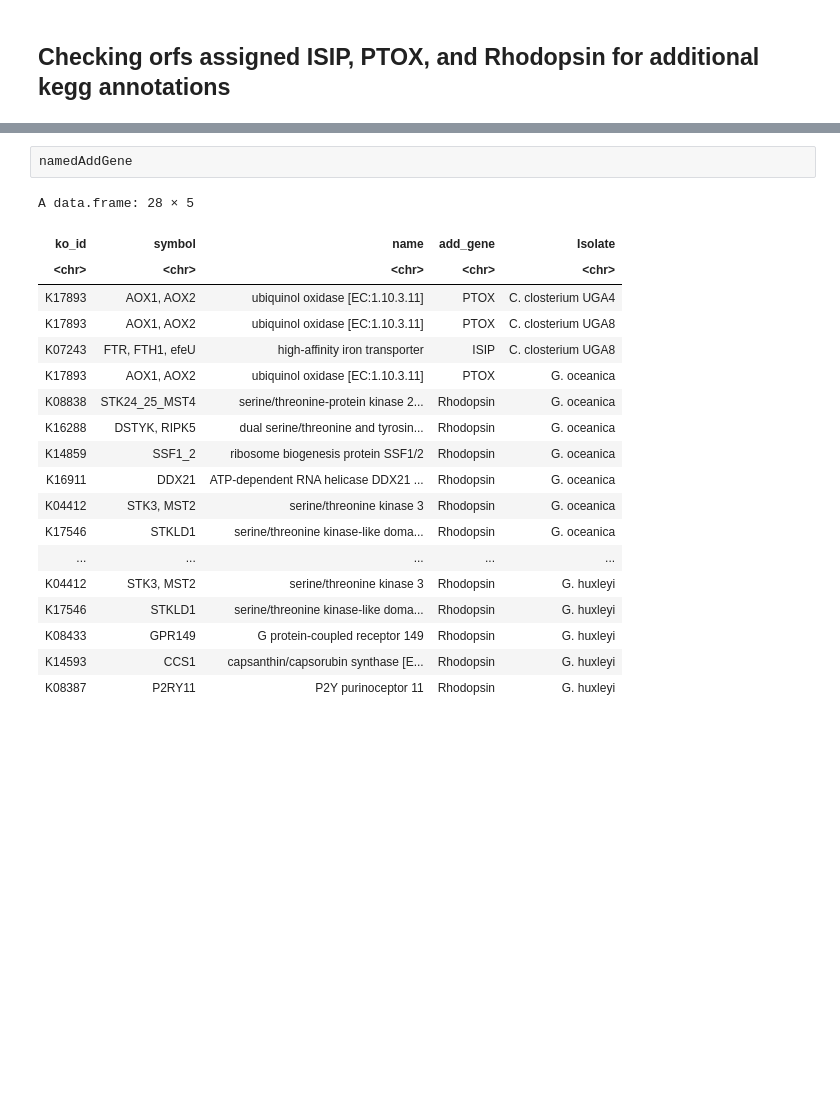
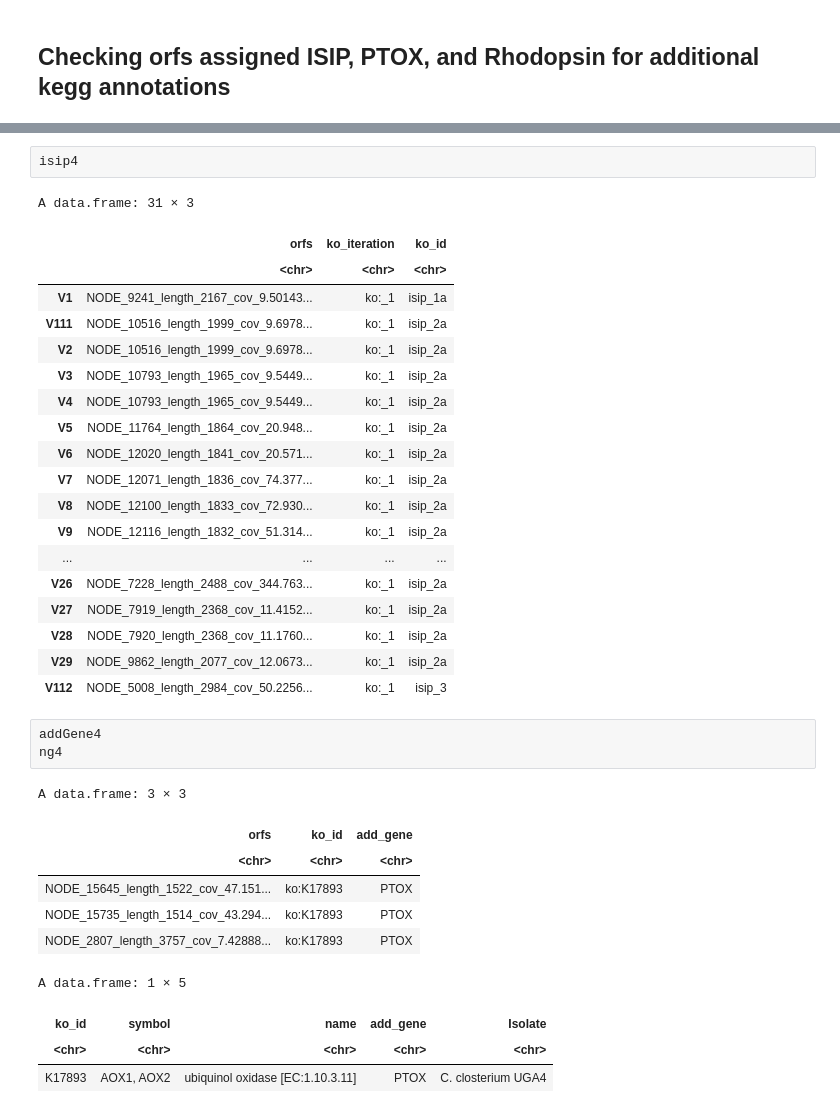
Before and after one commit to CohenLabUGA/SAB_isolates, a Jupyter notebook: jupyter_notebooks/Kegg_annotations.ipynb, the cells around one changed output, grey strips where cells are left out. Cells and saved outputs as stored; diff of their text form; blank space fills up the shorter version.

Commit message:
made tabels with counts of genes with manual annotation and ko annotation, working on htmp order

```diff
--- a/jupyter_notebooks/Kegg_annotations.ipynb
+++ b/jupyter_notebooks/Kegg_annotations.ipynb
@@ -772,22 +804,36 @@ A data.frame: 3 × 3
+# %%
+isip4
+# %% [output]
+A data.frame: 31 × 3
+|  | orfs | ko_iteration | ko_id |
+|  | <chr> | <chr> | <chr> |
+| V1 | NODE_9241_length_2167_cov_9.50143... | ko:_1 | isip_1a |
+| V111 | NODE_10516_length_1999_cov_9.6978... | ko:_1 | isip_2a |
+| V2 | NODE_10516_length_1999_cov_9.6978... | ko:_1 | isip_2a |
+| V3 | NODE_10793_length_1965_cov_9.5449... | ko:_1 | isip_2a |
+| V4 | NODE_10793_length_1965_cov_9.5449... | ko:_1 | isip_2a |
+| V5 | NODE_11764_length_1864_cov_20.948... | ko:_1 | isip_2a |
+| V6 | NODE_12020_length_1841_cov_20.571... | ko:_1 | isip_2a |
+| V7 | NODE_12071_length_1836_cov_74.377... | ko:_1 | isip_2a |
+| V8 | NODE_12100_length_1833_cov_72.930... | ko:_1 | isip_2a |
+| V9 | NODE_12116_length_1832_cov_51.314... | ko:_1 | isip_2a |
+| ... | ... | ... | ... |
+| V26 | NODE_7228_length_2488_cov_344.763... | ko:_1 | isip_2a |
+| V27 | NODE_7919_length_2368_cov_11.4152... | ko:_1 | isip_2a |
+| V28 | NODE_7920_length_2368_cov_11.1760... | ko:_1 | isip_2a |
+| V29 | NODE_9862_length_2077_cov_12.0673... | ko:_1 | isip_2a |
+| V112 | NODE_5008_length_2984_cov_50.2256... | ko:_1 | isip_3 |
 # %%
-namedAddGene
+addGene4
+ng4
 # %% [output]
-A data.frame: 28 × 5
+A data.frame: 3 × 3
-| ko_id | symbol | name | add_gene | Isolate |
-| <chr> | <chr> | <chr> | <chr> | <chr> |
-| K17893 | AOX1, AOX2 | ubiquinol oxidase [EC:1.10.3.11] | PTOX | C. closterium UGA4 |
-| K17893 | AOX1, AOX2 | ubiquinol oxidase [EC:1.10.3.11] | PTOX | C. closterium UGA8 |
-| K07243 | FTR, FTH1, efeU | high-affinity iron transporter | ISIP | C. closterium UGA8 |
-| K17893 | AOX1, AOX2 | ubiquinol oxidase [EC:1.10.3.11] | PTOX | G. oceanica |
-| K08838 | STK24_25_MST4 | serine/threonine-protein kinase 2... | Rhodopsin | G. oceanica |
-| K16288 | DSTYK, RIPK5 | dual serine/threonine and tyrosin... | Rhodopsin | G. oceanica |
-| K14859 | SSF1_2 | ribosome biogenesis protein SSF1/2 | Rhodopsin | G. oceanica |
-| K16911 | DDX21 | ATP-dependent RNA helicase DDX21 ... | Rhodopsin | G. oceanica |
-| K04412 | STK3, MST2 | serine/threonine kinase 3 | Rhodopsin | G. oceanica |
-| K17546 | STKLD1 | serine/threonine kinase-like doma... | Rhodopsin | G. oceanica |
-| ... | ... | ... | ... | ... |
-| K04412 | STK3, MST2 | serine/threonine kinase 3 | Rhodopsin | G. huxleyi |
-| K17546 | STKLD1 | serine/threonine kinase-like doma... | Rhodopsin | G. huxleyi |
-| K08433 | GPR149 | G protein-coupled receptor 149 | Rhodopsin | G. huxleyi |
-| K14593 | CCS1 | capsanthin/capsorubin synthase [E... | Rhodopsin | G. huxleyi |
-| K08387 | P2RY11 | P2Y purinoceptor 11 | Rhodopsin | G. huxleyi |
+| orfs | ko_id | add_gene |
+| <chr> | <chr> | <chr> |
+| NODE_15645_length_1522_cov_47.151... | ko:K17893 | PTOX |
+| NODE_15735_length_1514_cov_43.294... | ko:K17893 | PTOX |
+| NODE_2807_length_3757_cov_7.42888... | ko:K17893 | PTOX |
+A data.frame: 1 × 5
+| ko_id | symbol | name | add_gene | Isolate |
+| <chr> | <chr> | <chr> | <chr> | <chr> |
+| K17893 | AOX1, AOX2 | ubiquinol oxidase [EC:1.10.3.11] | PTOX | C. closterium UGA4 |
```
Also changed, not shown: parts of 2 cells of this notebook, 9 other files.
